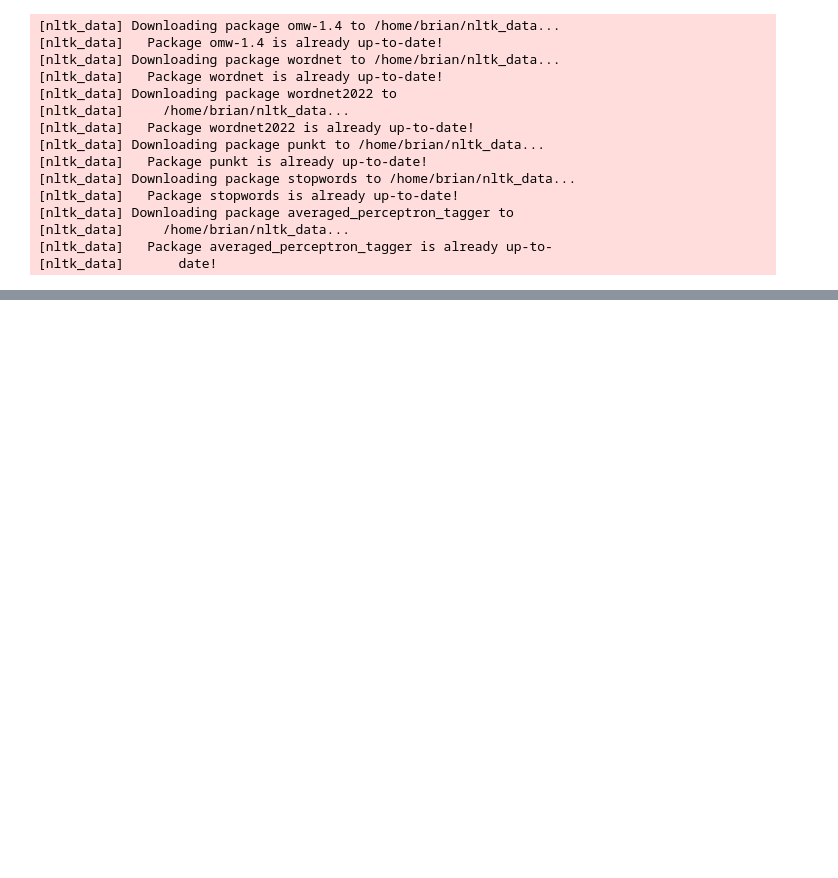
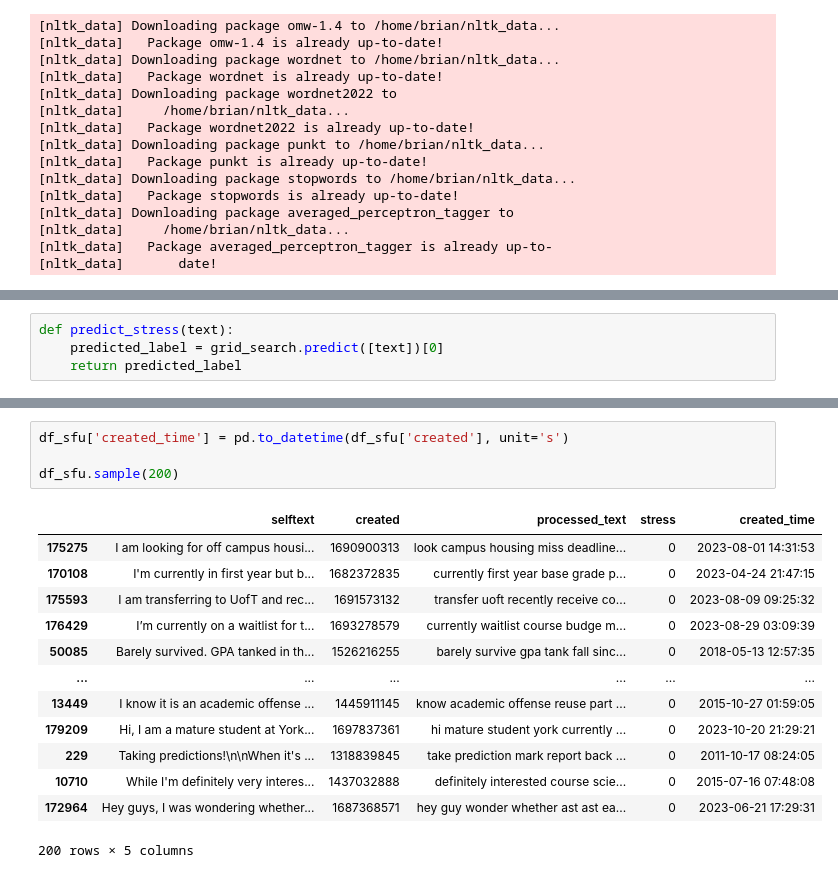
Before and after one commit to Yiran-Lu/CMPT733-Final-Project, a Jupyter notebook: train.ipynb, the cells around one changed output, grey strips where cells are left out. Drawn from its saved outputs; the diff is of its cells as text; blank space fills up the shorter version.

```diff
--- a/train.ipynb
+++ b/train.ipynb
@@ -326,0 +373,4 @@ plt.show()
+# %%
+def predict_stress(text):
+    predicted_label = grid_search.predict([text])[0]
+    return predicted_label
@@ -326,0 +407,18 @@ plt.show()
+# %%
+df_sfu['created_time'] = pd.to_datetime(df_sfu['created'], unit='s')
+
+df_sfu.sample(200)
+# %% [output]
+|  | selftext | created | processed_text | stress | created_time |
+| 175275 | I am looking for off campus housi... | 1690900313 | look campus housing miss deadline... | 0 | 2023-08-01 14:31:53 |
+| 170108 | I'm currently in first year but b... | 1682372835 | currently first year base grade p... | 0 | 2023-04-24 21:47:15 |
+| 175593 | I am transferring to UofT and rec... | 1691573132 | transfer uoft recently receive co... | 0 | 2023-08-09 09:25:32 |
+| 176429 | I’m currently on a waitlist for t... | 1693278579 | currently waitlist course budge m... | 0 | 2023-08-29 03:09:39 |
+| 50085 | Barely survived. GPA tanked in th... | 1526216255 | barely survive gpa tank fall sinc... | 0 | 2018-05-13 12:57:35 |
+| ... | ... | ... | ... | ... | ... |
+| 13449 | I know it is an academic offense ... | 1445911145 | know academic offense reuse part ... | 0 | 2015-10-27 01:59:05 |
+| 179209 | Hi, I am a mature student at York... | 1697837361 | hi mature student york currently ... | 0 | 2023-10-20 21:29:21 |
+| 229 | Taking predictions!\n\nWhen it's ... | 1318839845 | take prediction mark report back ... | 0 | 2011-10-17 08:24:05 |
+| 10710 | While I'm definitely very interes... | 1437032888 | definitely interested course scie... | 0 | 2015-07-16 07:48:08 |
+| 172964 | Hey guys, I was wondering whether... | 1687368571 | hey guy wonder whether ast ast ea... | 0 | 2023-06-21 17:29:31 |
+200 rows × 5 columns
```
Also changed, not shown: parts of 8 cells of this notebook.
